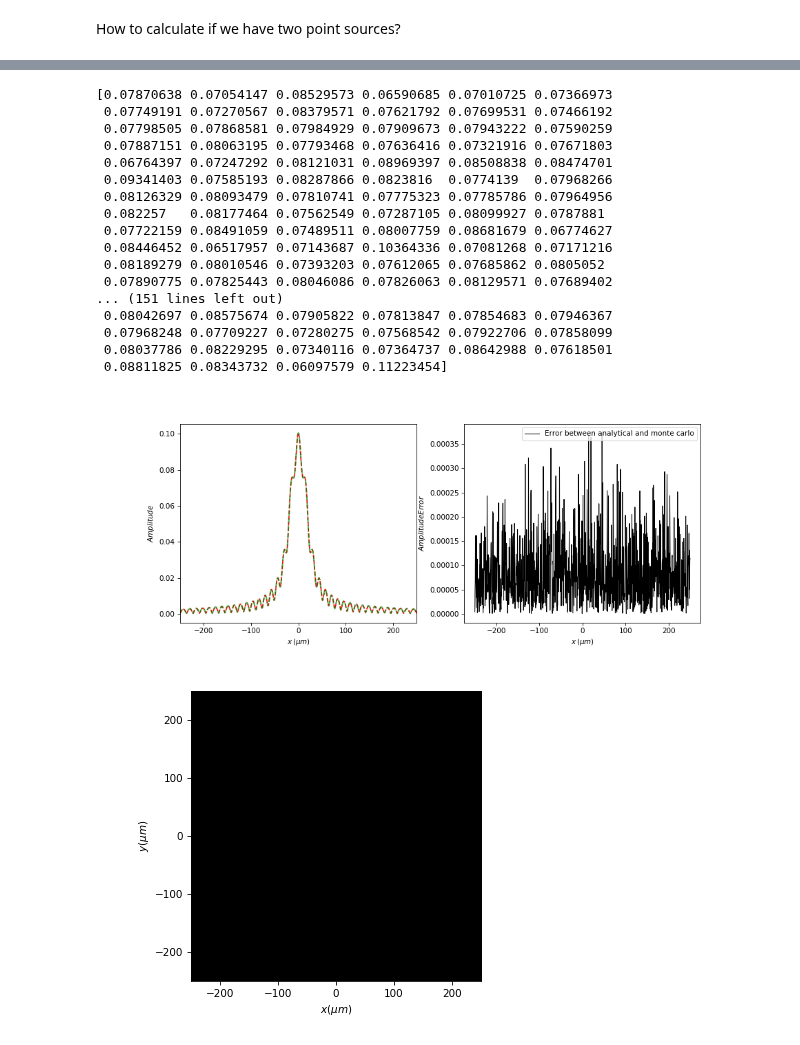
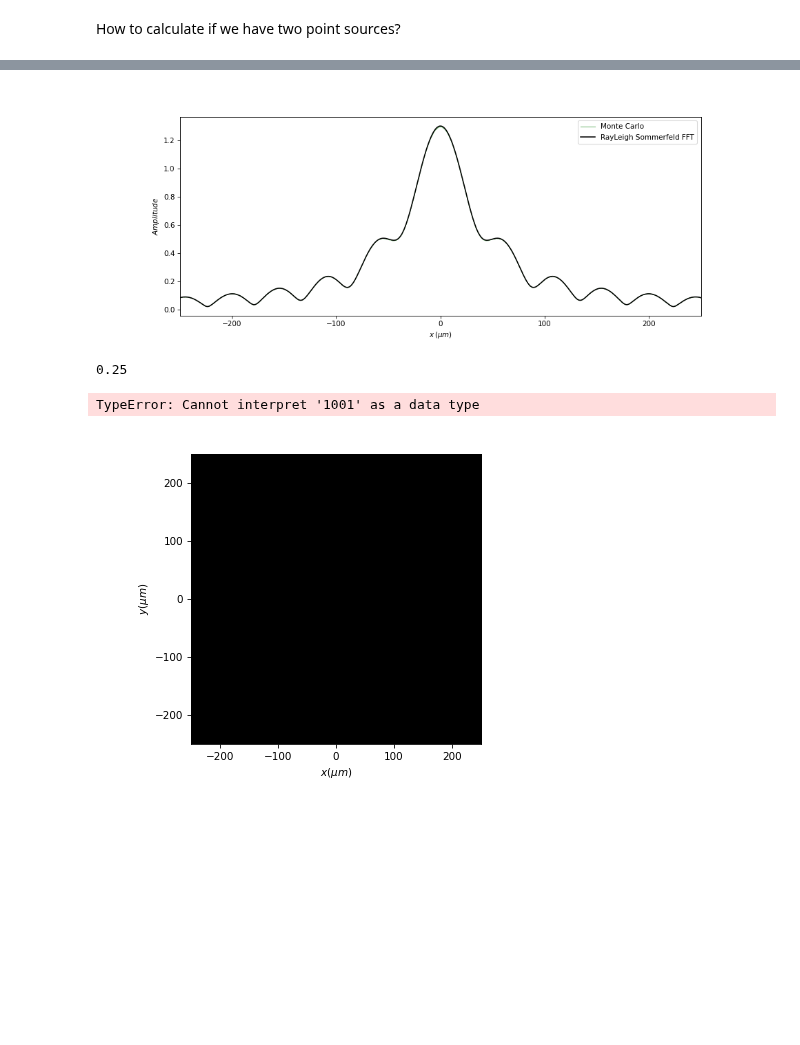
Before and after one commit to DavidLanders95/MonteCarloMS, a Jupyter notebook: montecarlodiffraction_pointsource_gist.ipynb, the cells around one changed output, grey strips where cells are left out. Saved outputs shown, nothing was run; the diff lists cells and outputs as text; code cells hidden in the pictures; blank space fills up the shorter version.

```diff
--- a/montecarlodiffraction_pointsource_gist.ipynb
+++ b/montecarlodiffraction_pointsource_gist.ipynb
@@ -374,62 +425,63 @@ Good result: factor 2.62
+# %%
+num_rays=int(1e9)
+
+# Assuming sample_yx_coords and det_yx_coords are defined elsewhere and are numpy arrays, convert them:
+samp_yx_coords = cp.asarray(samp_yx_coords)
+det_yx_coords = cp.asarray(det_yx_coords)
+det_yx_idx = cp.asarray(det_yx_idx)
+
+# Initialize final image and aperture phase shifts arrays on GPU
+final_image_real = cp.zeros([num_px_det_y, num_px_det_x], dtype=cp.float64)
+final_image_imag = cp.zeros([num_px_det_y, num_px_det_x], dtype=cp.float64)
+
+final_image = monte_carlo_diffraction_cupy(num_rays,
+                                           final_image_real,
+                                           final_image_imag,
+                                           det_px_width_x,
+                                           samp_yx_coords,
+                                           det_yx_coords,
+                                           det_yx_idx,
+                                           z_prop,
+                                           wavelength)
+
+det_yx_coords = cp.asnumpy(det_yx_coords)
+final_image = cp.asnumpy(final_image)
 # %%
+fig, ax = plt.subplots(figsize = (13, 5))
 
-fig, ax = plt.subplots(figsize = (13, 5), nrows = 1, ncols = 2)
+ax.set_xlabel('$x\,(\mu m)$')
+ax.set_ylabel('$Amplitude$')
+ax.set_xlim(left=det_yx_coords[0, 1], right=det_yx_coords[-1, 1])
+ax.plot(det_yx_coords[:, 1], np.abs(final_image[0, :]) * (2 * np.pi) * (4 * det_width_x) / num_px_det_x * np.sqrt(z_prop / num_px_det_x), '-g', label='Monte Carlo', linewidth = 1, alpha = 0.6)
+ax.plot(det_yx_coords[:, 1], np.abs(u2.u) , '-k', label='RayLeigh Sommerfeld FFT')
 
-ax[0].set_xlabel('$x\,(\mu m)$')
-ax[0].set_ylabel('$Amplitude$')
-ax[0].set_xlim(left=det_yx_coords[1, 0, 0], right=det_yx_coords[1, 0, -1])
-ax[0].plot(det_yx_coords[1, 0, :], np.abs(analytic_point_source), '--r', label='Spherical Wave Analytic')
-ax[0].plot(det_yx_coords[1, 0, :], np.abs(final_image[0, :]), '--g', label='Spherical Wave Monte Carlo', linewidth = 2, alpha = 0.6)
-# ax[0].plot(det_yx_coords[1, 0, :], np.abs(u2.u), '-k', label='Diffraction RayLeigh Sommerfeld')
-
-print(np.abs(final_image[0, :]) / np.abs(u2.u))
-ax[1].set_xlabel('$x\,(\mu m)$')
-ax[1].set_ylabel('$Amplitude Error$')
-ax[1].plot(det_yx_coords[1, 0, :], np.abs(np.abs(final_image[0, :]) - np.abs(analytic_point_source)), 'k', label='Error between analytical and monte carlo', linewidth = 1, alpha = 1)
 plt.legend()
 
 mempool.free_all_blocks()
 # %% [output]
-[0.07870638 0.07054147 0.08529573 0.06590685 0.07010725 0.07366973
- 0.07749191 0.07270567 0.08379571 0.07621792 0.07699531 0.07466192
- 0.07798505 0.07868581 0.07984929 0.07909673 0.07943222 0.07590259
- 0.07887151 0.08063195 0.07793468 0.07636416 0.07321916 0.07671803
- 0.06764397 0.07247292 0.08121031 0.08969397 0.08508838 0.08474701
- 0.09341403 0.07585193 0.08287866 0.0823816  0.0774139  0.07968266
- 0.08126329 0.08093479 0.07810741 0.07775323 0.07785786 0.07964956
- 0.082257   0.08177464 0.07562549 0.07287105 0.08099927 0.0787881
- 0.07722159 0.08491059 0.07489511 0.08007759 0.08681679 0.06774627
- 0.08446452 0.06517957 0.07143687 0.10364336 0.07081268 0.07171216
- 0.08189279 0.08010546 0.07393203 0.07612065 0.07685862 0.0805052
- 0.07890775 0.07825443 0.08046086 0.07826063 0.08129571 0.07689402
-... (151 lines left out)
- 0.08042697 0.08575674 0.07905822 0.07813847 0.07854683 0.07946367
- 0.07968248 0.07709227 0.07280275 0.07568542 0.07922706 0.07858099
- 0.08037786 0.08229295 0.07340116 0.07364737 0.08642988 0.07618501
- 0.08811825 0.08343732 0.06097579 0.11223454]
-[figure, old version]
+[figure, new version]
+# %%
+(det_px_width_x / (2))
+# %% [output]
+0.25
 # %%
 z_prop = 1000 * um
 wavelength = 0.638 * um
 
 det_width_x = 502 * um
-samp_width_x = 50 * um
 det_width_y = 502 * um
-samp_width_y = 50 * um
+aperture_radius = 50 * um
 
 num_px_det_x = 1001
 num_px_det_y  = 1001
-num_px_samp_x = 1001
-num_px_samp_y = 1001
 
 det_px_width_x = det_width_x / num_px_det_x
 det_px_width_y = det_width_y / num_px_det_y
 
-samp_px_width_x = samp_width_x / num_px_samp_x
-samp_px_width_y = samp_width_y / num_px_samp_y
-
-det_yx_coords, samp_yx_coords = setup_coordinates_slit(det_width_x, det_width_y, num_px_det_x, num_px_det_y, det_px_width_x, det_px_width_y,
-                                                  samp_width_x, samp_width_y, num_px_samp_x, num_px_samp_y, samp_px_width_x, samp_px_width_y)
+det_yx_coords, samp_yx_coords = setup_coordinates_circle(det_width_x, det_width_y, num_px_det_x, num_px_det_y,
+                                                         det_px_width_x, det_px_width_y, aperture_radius)
+# %% [output]
+TypeError: Cannot interpret '1001' as a data type
 # %%
 u2 = diffractio_rs_aperture_2D(x0=det_yx_coords[1, 0, :],
                                y0=det_yx_coords[0, :, 0],
```
Also changed, not shown: parts of 13 cells of this notebook.
